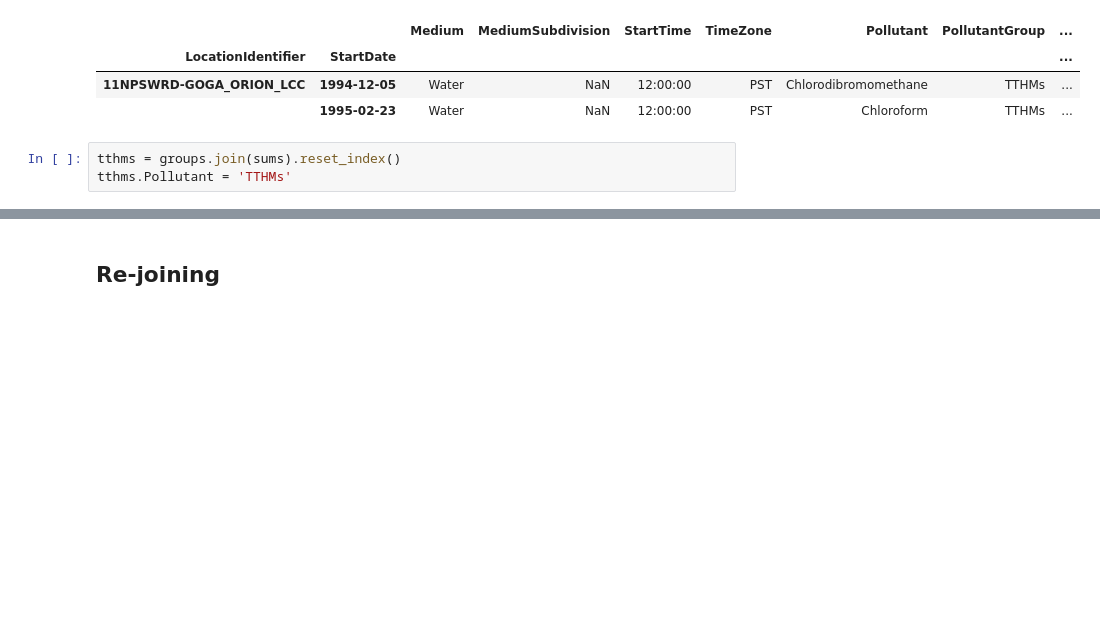
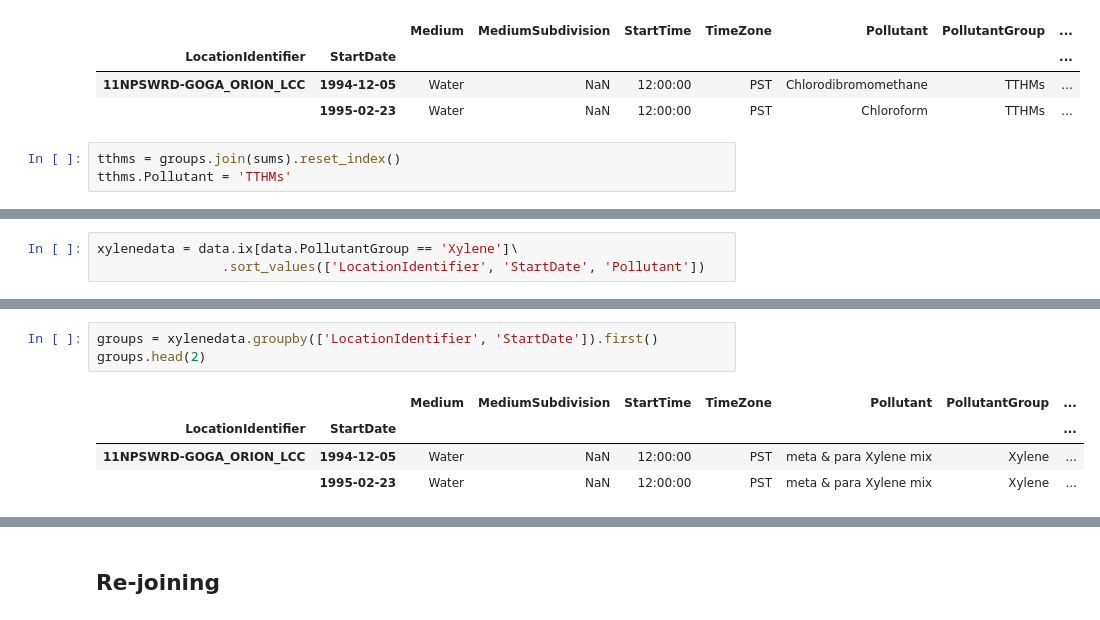
Before and after one commit to SeanU/waq, a Jupyter notebook: exploration/Measure Aggregation.ipynb, the cells around one changed output, grey strips where cells are left out. Saved outputs shown, nothing was run; the diff lists cells and outputs as text; blank space fills up the shorter version.

```diff
--- a/exploration/Measure Aggregation.ipynb
+++ b/exploration/Measure Aggregation.ipynb
@@ -110,0 +113,3 @@ tthms.Pollutant = 'TTHMs'
+# %%
+xylenedata = data.ix[data.PollutantGroup == 'Xylene']\
+                .sort_values(['LocationIdentifier', 'StartDate', 'Pollutant'])
@@ -110,0 +124,8 @@ tthms.Pollutant = 'TTHMs'
+# %%
+groups = xylenedata.groupby(['LocationIdentifier', 'StartDate']).first()
+groups.head(2)
+# %% [output]
+|  |  | Medium | MediumSubdivision | StartTime | TimeZone | Pollutant | PollutantGroup | ... |
+| LocationIdentifier | StartDate |  |  |  |  |  |  | ... |
+| 11NPSWRD-GOGA_ORION_LCC | 1994-12-05 | Water | NaN | 12:00:00 | PST | meta & para Xylene mix | Xylene | ... |
+|  | 1995-02-23 | Water | NaN | 12:00:00 | PST | meta & para Xylene mix | Xylene | ... |
```
Also changed, not shown: parts of 8 cells of this notebook, 9 other files.
